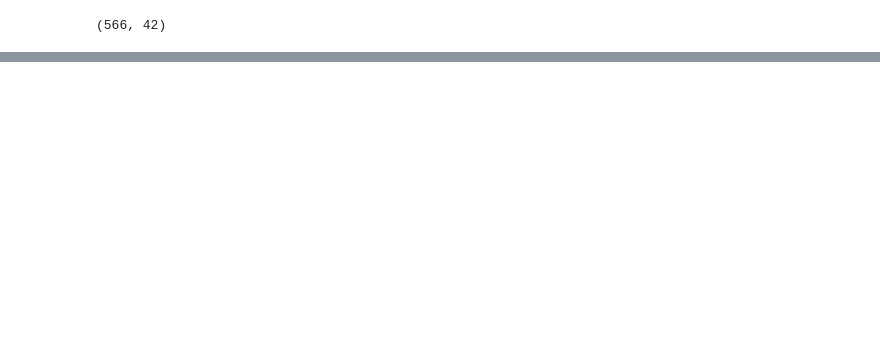
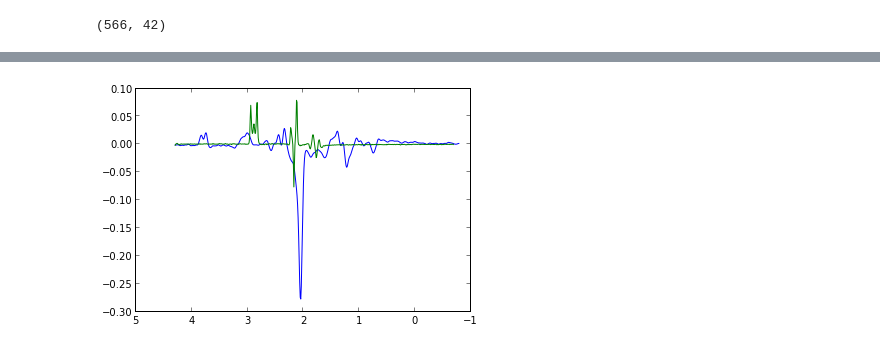
Before and after one commit to cni/MRS, a Jupyter notebook: ipynb/get_the_gaba.ipynb, the cells around one changed output, grey strips where cells are left out. Saved outputs shown, nothing was run; the diff lists cells and outputs as text; code cells hidden in the pictures; blank space fills up the shorter version.

```diff
--- a/ipynb/get_the_gaba.ipynb
+++ b/ipynb/get_the_gaba.ipynb
@@ -110 +110,9 @@ ax.invert_xaxis()
+# %%
+fig, ax = plt.subplots(1)
+ax.plot(f_ppm[idx1:c1.shape[-1]+idx1], c2-c1)
+ax.plot(f_ppm[idx], -np.mean((echo1-echo2)[:, idx].T, -1))
+
+ax.invert_xaxis()
+# %% [output]
+[figure, added]
 # %%
```
Also changed, not shown: parts of 9 cells of this notebook, 1 other file.
